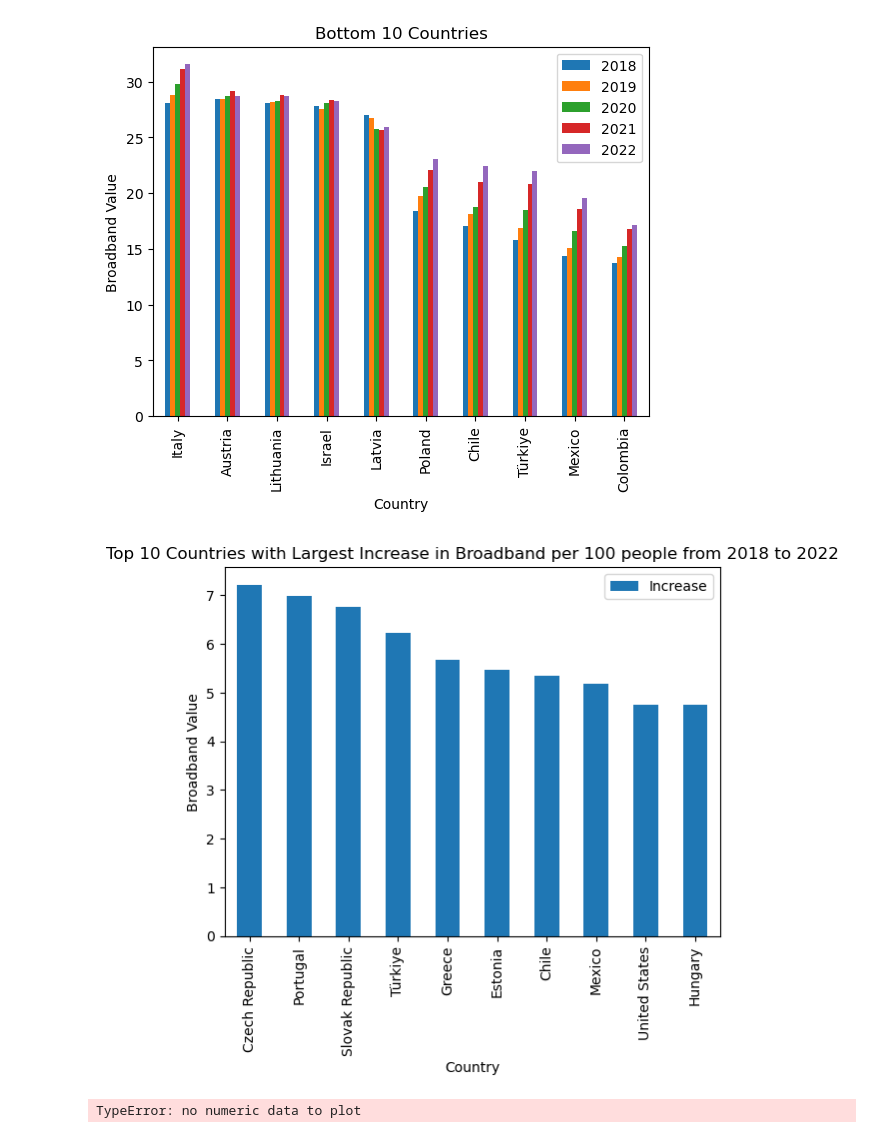
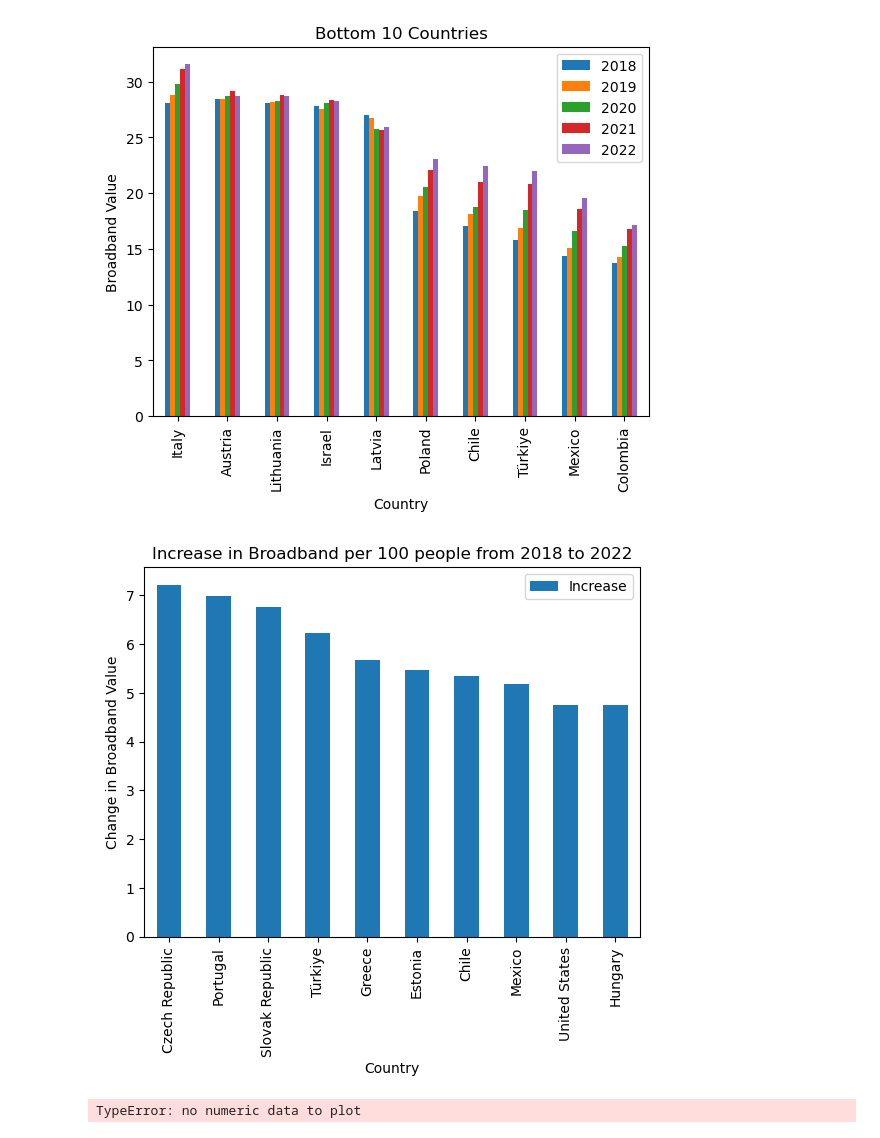
Before and after one commit to zadkhan/BigData_FinalProject, a Jupyter notebook: Socio Economic Data.ipynb, the cells around one changed output. Cells and saved outputs as stored; diff of their text form; code cells hidden in the pictures.

```diff
--- a/Socio Economic Data.ipynb
+++ b/Socio Economic Data.ipynb
@@ -155,22 +155,22 @@ plt.show()
 # %%
 broadband_df['Increase'] = broadband_df['2022'] - broadband_df['2018']
 
 # Sort the new dataframe by the increase in broadband value from 2019 to 2022
 sorted_df = broadband_df.sort_values('Increase', ascending=False)
 
 # Select the top 10 countries with the largest increase in broadband value
 top_10_increase = sorted_df.head(10)
 
 # Create a bar plot of the top 10 countries with the largest increase in broadband value
 ax3 = top_10_increase.plot(x='Country', y="Increase", kind='bar')
-ax3.set_title('Top 10 Countries with Largest Increase in Broadband per 100 people from 2018 to 2022')
+ax3.set_title('Increase in Broadband per 100 people from 2018 to 2022')
 ax3.set_xlabel('Country')
-ax3.set_ylabel('Broadband Value')
+ax3.set_ylabel('Change in Broadband Value')
 
 # Display the plots
 plt.show()
 # %% [output]
-[figure, old version]
+[figure, new version]
 # %%
 # Get a list of unique countries in the original data frame
 countries = happy_df['Country'].unique()
```
Also changed, not shown: parts of 2 cells of this notebook.
